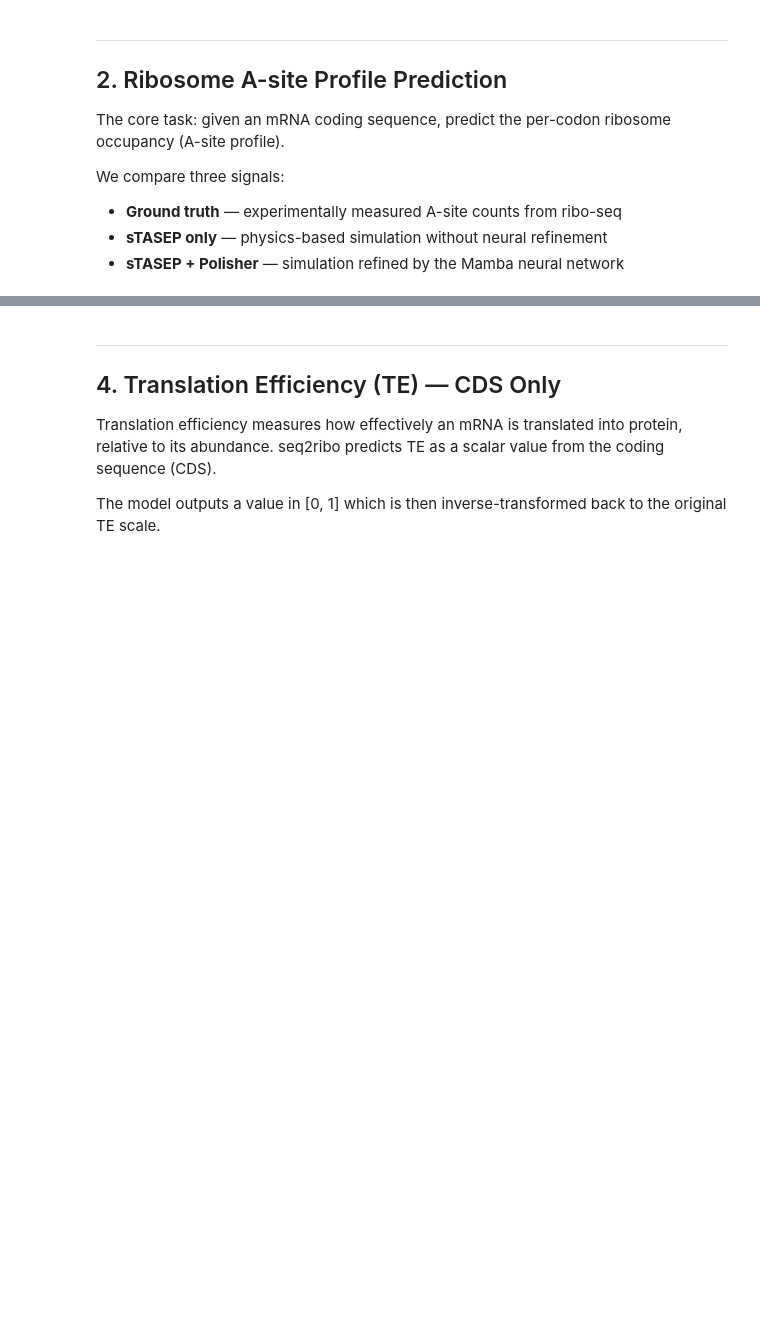
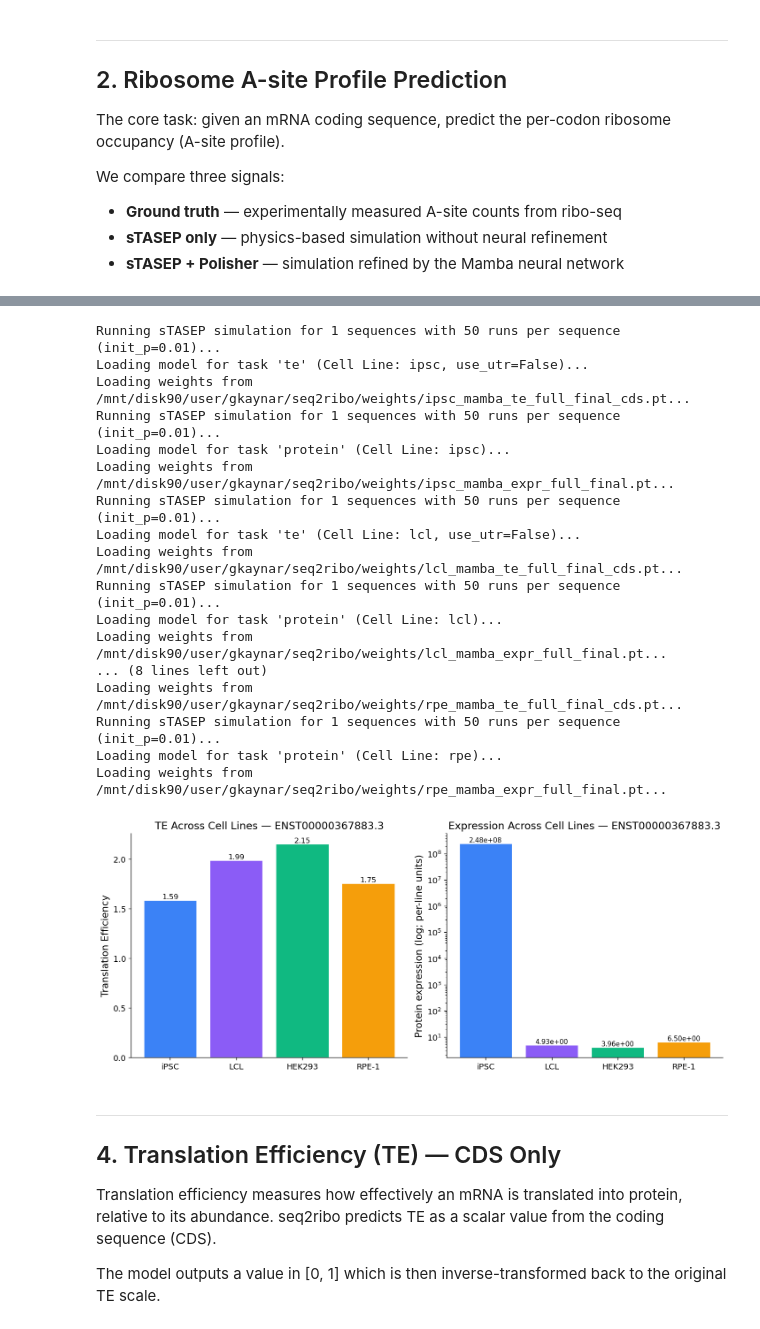
Before and after one commit to Kingsford-Group/seq2ribo, a Jupyter notebook: notebooks/demo.ipynb, the cells around one changed output, grey strips where cells are left out. Cells and saved outputs as stored; diff of their text form; code cells hidden in the pictures; blank space fills up the shorter version.

```diff
--- a/notebooks/demo.ipynb
+++ b/notebooks/demo.ipynb
@@ -229,36 +275,56 @@ plt.show()
 # %%
-# Compare TE and protein expression across cell lines
+# Compare TE and protein expression across cell lines (same demo CDS for every model)
 cell_te = {}
 cell_expr = {}
 for cl in all_cell_lines:
-    cell_te[cl] = predictors[cl].predict(seq, task="te", n_stasep_runs=50)[0]
-    cell_expr[cl] = predictors[cl].predict(seq, task="protein", n_stasep_runs=50)[0]
+    cell_te[cl] = predictors[cl].predict(demo_cds_seq, task="te", n_stasep_runs=50)[0]
+    cell_expr[cl] = predictors[cl].predict(demo_cds_seq, task="protein", n_stasep_runs=50)[0]
 
 fig, (ax1, ax2) = plt.subplots(1, 2, figsize=(12, 5))
 
 labels = [cell_labels[cl] for cl in all_cell_lines]
 te_vals = [cell_te[cl] for cl in all_cell_lines]
 expr_vals = [cell_expr[cl] for cl in all_cell_lines]
 bar_colors = [cell_colors[cl][0] for cl in all_cell_lines]
 
 bars1 = ax1.bar(labels, te_vals, color=bar_colors, edgecolor="white", linewidth=0.8)
 for bar, val in zip(bars1, te_vals):
     ax1.text(bar.get_x() + bar.get_width() / 2, bar.get_height(),
              f"{val:.2f}", ha="center", va="bottom", fontsize=10)
 ax1.set_ylabel("Translation Efficiency")
 ax1.set_title(f"TE Across Cell Lines — {sample['tx_id']}")
 ax1.spines[["top", "right"]].set_visible(False)
 
 bars2 = ax2.bar(labels, expr_vals, color=bar_colors, edgecolor="white", linewidth=0.8)
 for bar, val in zip(bars2, expr_vals):
     ax2.text(bar.get_x() + bar.get_width() / 2, bar.get_height(),
              f"{val:.2e}", ha="center", va="bottom", fontsize=9)
-ax2.set_ylabel("Protein Expression")
+ax2.set_yscale("log")
+ax2.set_ylabel("Protein expression (log; per-line units)")
 ax2.set_title(f"Expression Across Cell Lines — {sample['tx_id']}")
 ax2.spines[["top", "right"]].set_visible(False)
 
 fig.tight_layout()
 plt.show()
+# %% [output]
+Running sTASEP simulation for 1 sequences with 50 runs per sequence (init_p=0.01)...
+Loading model for task 'te' (Cell Line: ipsc, use_utr=False)...
+Loading weights from /mnt/disk90/user/gkaynar/seq2ribo/weights/ipsc_mamba_te_full_final_cds.pt...
+Running sTASEP simulation for 1 sequences with 50 runs per sequence (init_p=0.01)...
+Loading model for task 'protein' (Cell Line: ipsc)...
+Loading weights from /mnt/disk90/user/gkaynar/seq2ribo/weights/ipsc_mamba_expr_full_final.pt...
+Running sTASEP simulation for 1 sequences with 50 runs per sequence (init_p=0.01)...
+Loading model for task 'te' (Cell Line: lcl, use_utr=False)...
+Loading weights from /mnt/disk90/user/gkaynar/seq2ribo/weights/lcl_mamba_te_full_final_cds.pt...
+Running sTASEP simulation for 1 sequences with 50 runs per sequence (init_p=0.01)...
+Loading model for task 'protein' (Cell Line: lcl)...
+Loading weights from /mnt/disk90/user/gkaynar/seq2ribo/weights/lcl_mamba_expr_full_final.pt...
+... (8 lines left out)
+Loading weights from /mnt/disk90/user/gkaynar/seq2ribo/weights/rpe_mamba_te_full_final_cds.pt...
+Running sTASEP simulation for 1 sequences with 50 runs per sequence (init_p=0.01)...
+Loading model for task 'protein' (Cell Line: rpe)...
+Loading weights from /mnt/disk90/user/gkaynar/seq2ribo/weights/rpe_mamba_expr_full_final.pt...
+[figure, added]
 # %% [markdown]
 ---
 ## 4. Translation Efficiency (TE) — CDS Only
```
Also changed, not shown: parts of 30 cells of this notebook, 6 other files.
